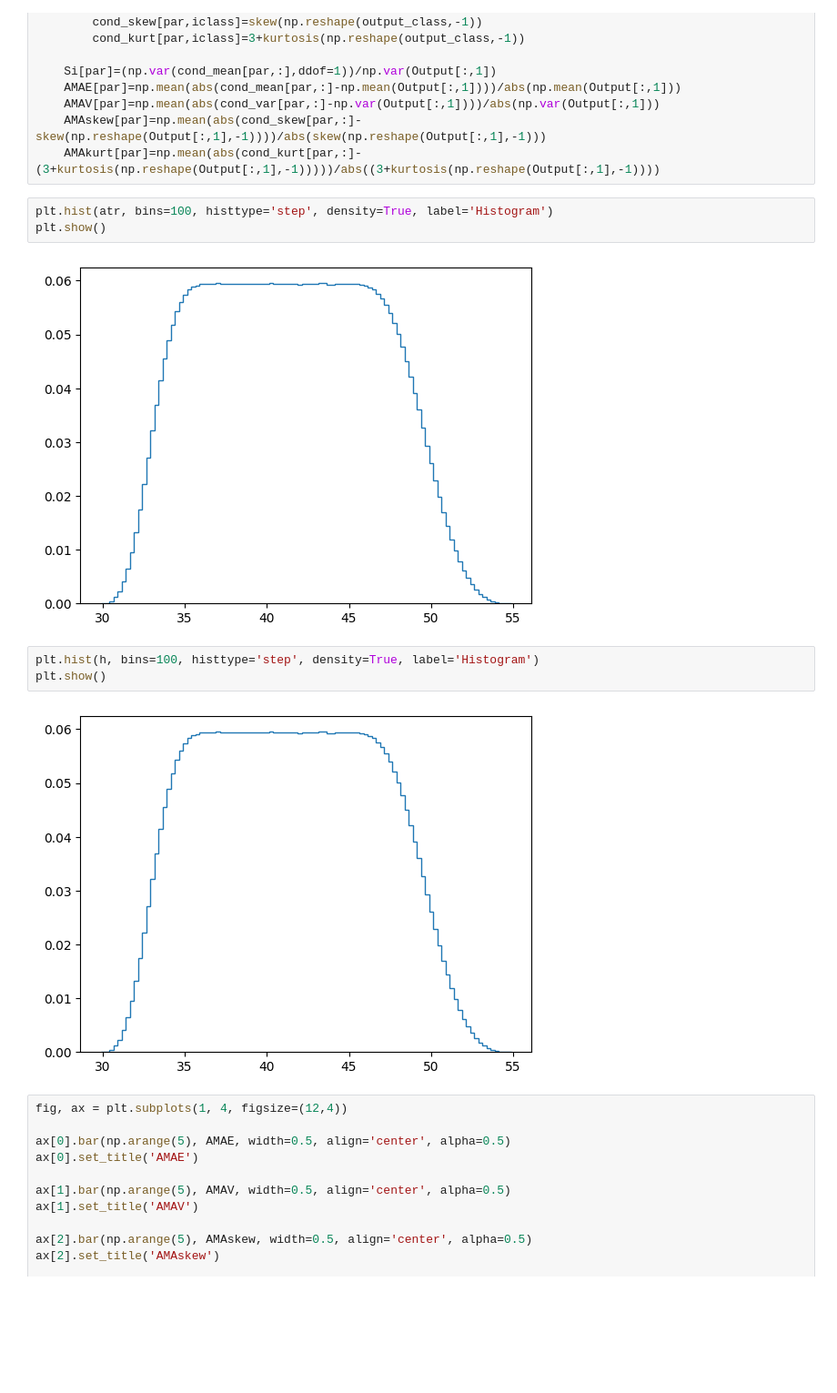
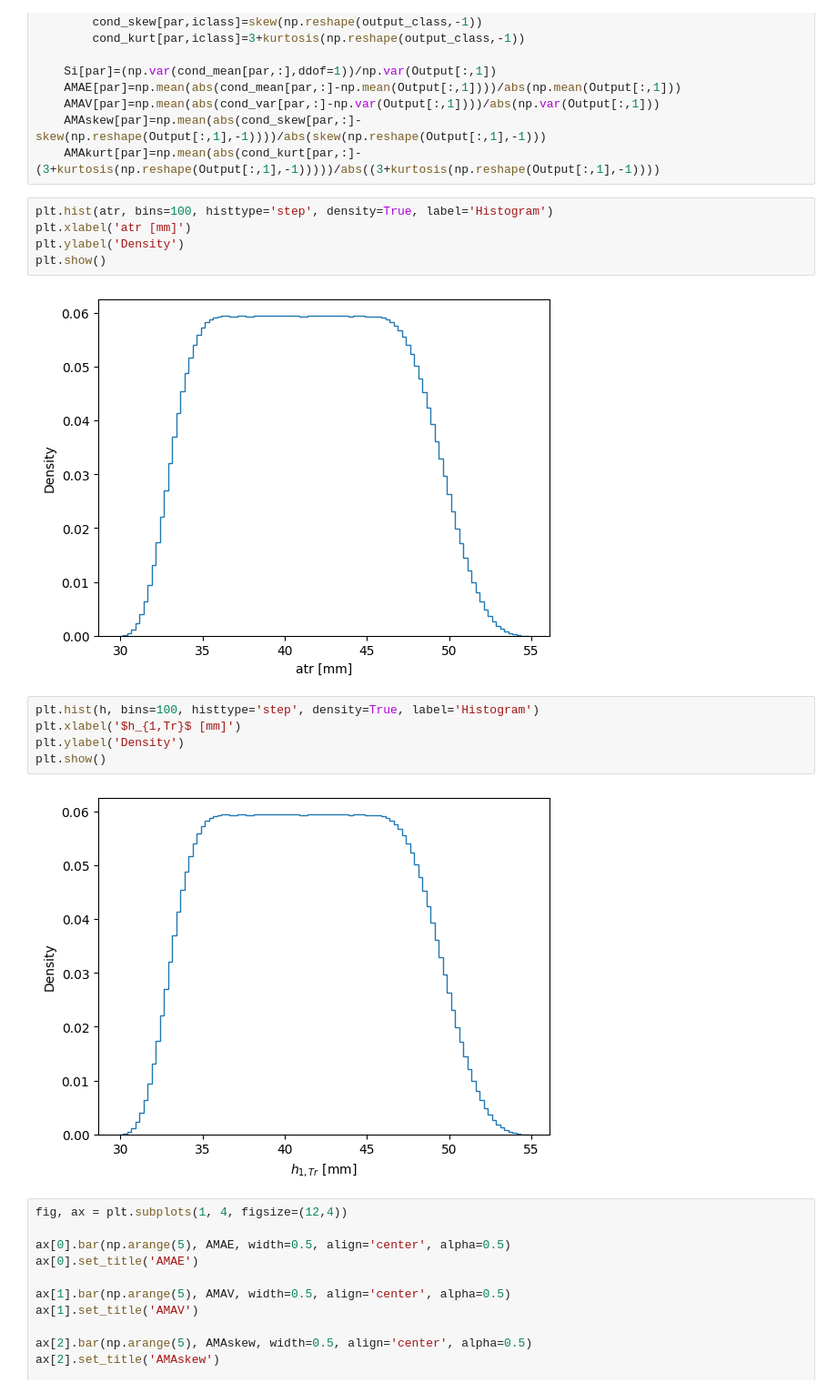
Before and after one commit to rlsandovalp/operational_picture, a Jupyter notebook: explore_LSPP.ipynb, the cells around one changed output. Shown at 91% size. Saved outputs shown, nothing was run; the diff lists cells and outputs as text; blank space fills up the shorter version.

```diff
--- a/explore_LSPP.ipynb
+++ b/explore_LSPP.ipynb
@@ -70,14 +70,18 @@ for par in range(5):
     AMAkurt[par]=np.mean(abs(cond_kurt[par,:]-(3+kurtosis(np.reshape(Output[:,1],-1)))))/abs((3+kurtosis(np.reshape(Output[:,1],-1))))
 # %%
 plt.hist(atr, bins=100, histtype='step', density=True, label='Histogram')
+plt.xlabel('atr [mm]')
+plt.ylabel('Density')
 plt.show()
 # %% [output]
-[figure, old version]
+[figure, new version]
 # %%
 plt.hist(h, bins=100, histtype='step', density=True, label='Histogram')
+plt.xlabel('$h_{1,Tr}$ [mm]')
+plt.ylabel('Density')
 plt.show()
 # %% [output]
-[figure, old version]
+[figure, new version]
 # %%
 fig, ax = plt.subplots(1, 4, figsize=(12,4))
 
```
Also changed, not shown: parts of 1 cell of this notebook, 28 other files.
